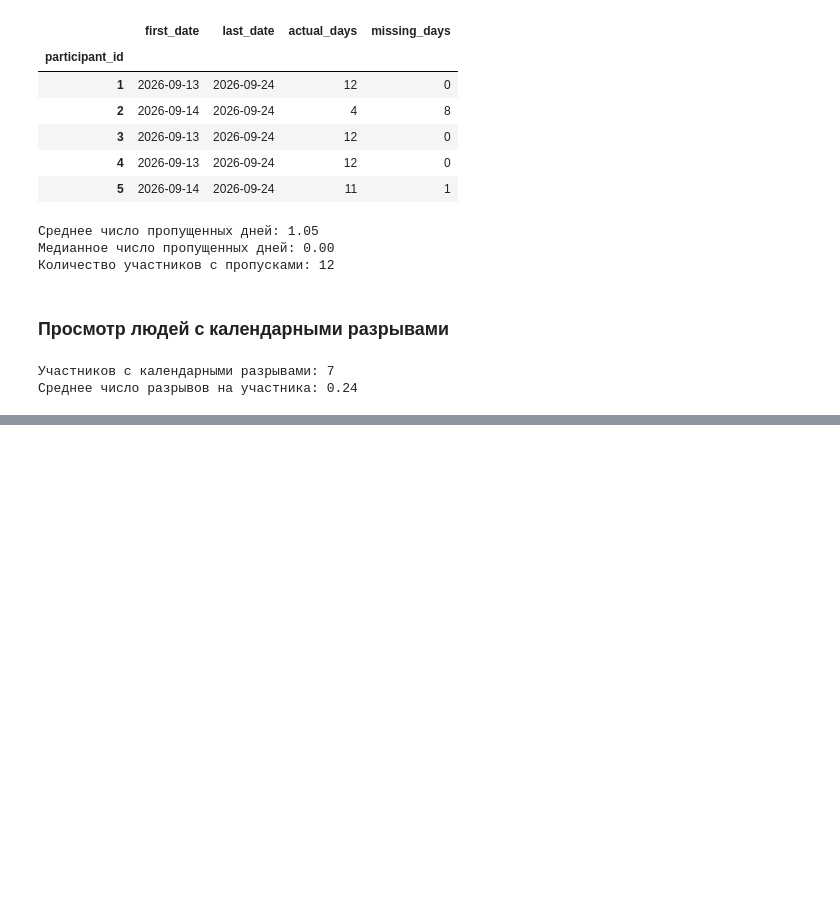
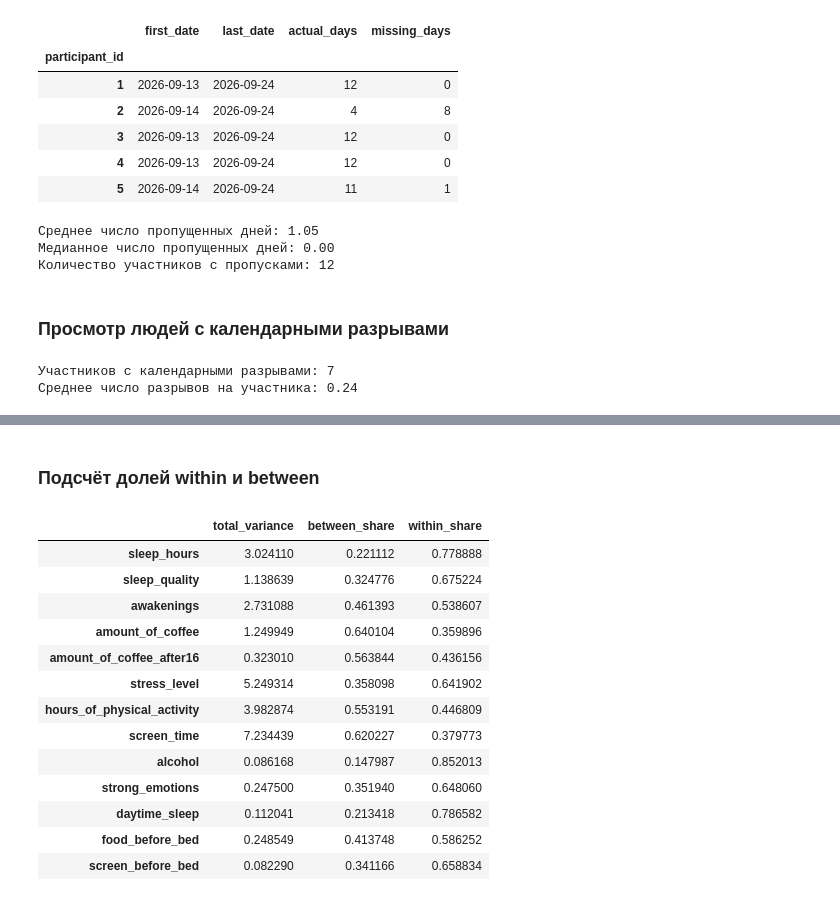
Before and after one commit to EnemyOfDeath7/dream-project, a Jupyter notebook: dream.ipynb, the cells around one changed output, grey strips where cells are left out. Cells and saved outputs as stored; diff of their text form; code cells hidden in the pictures; blank space fills up the shorter version.

```diff
--- a/dream.ipynb
+++ b/dream.ipynb
@@ -803,0 +867,30 @@ df = df.groupby(by="participant_id").filter(lambda x: len(x) > 1)
+# %% [markdown]
+### Подсчёт долей within и between
+# %%
+share_variance = pd.DataFrame()
+
+for i in time_varying_cols:
+    total_variance = np.var(df[i])
+    between_variance = np.var(between_within[f"{i}_pmean"])
+    within_variance = np.var(between_within[f"{i}_within"])
+
+    share_variance.loc[i, "total_variance"] = total_variance
+    share_variance.loc[i, "between_share"] = between_variance / (between_variance + within_variance)
+    share_variance.loc[i, "within_share"] = within_variance / (between_variance + within_variance)
+
+share_variance
+# %% [output]
+|  | total_variance | between_share | within_share |
+| sleep_hours | 3.024110 | 0.221112 | 0.778888 |
+| sleep_quality | 1.138639 | 0.324776 | 0.675224 |
+| awakenings | 2.731088 | 0.461393 | 0.538607 |
+| amount_of_coffee | 1.249949 | 0.640104 | 0.359896 |
+| amount_of_coffee_after16 | 0.323010 | 0.563844 | 0.436156 |
+| stress_level | 5.249314 | 0.358098 | 0.641902 |
+| hours_of_physical_activity | 3.982874 | 0.553191 | 0.446809 |
+| screen_time | 7.234439 | 0.620227 | 0.379773 |
+| alcohol | 0.086168 | 0.147987 | 0.852013 |
+| strong_emotions | 0.247500 | 0.351940 | 0.648060 |
+| daytime_sleep | 0.112041 | 0.213418 | 0.786582 |
+| food_before_bed | 0.248549 | 0.413748 | 0.586252 |
+| screen_before_bed | 0.082290 | 0.341166 | 0.658834 |
```
Also changed, not shown: parts of 7 cells of this notebook.
